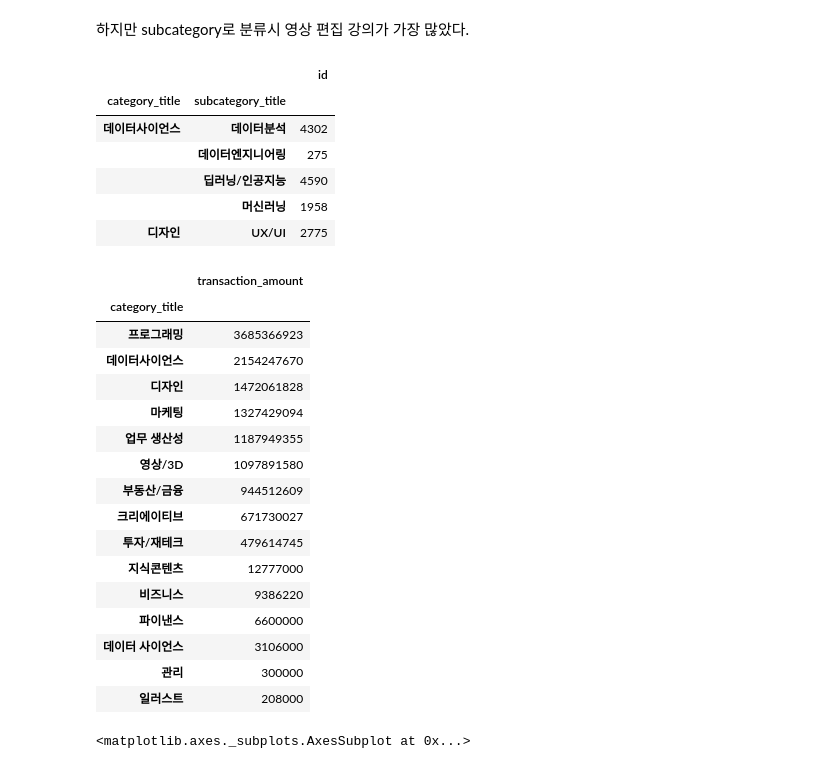
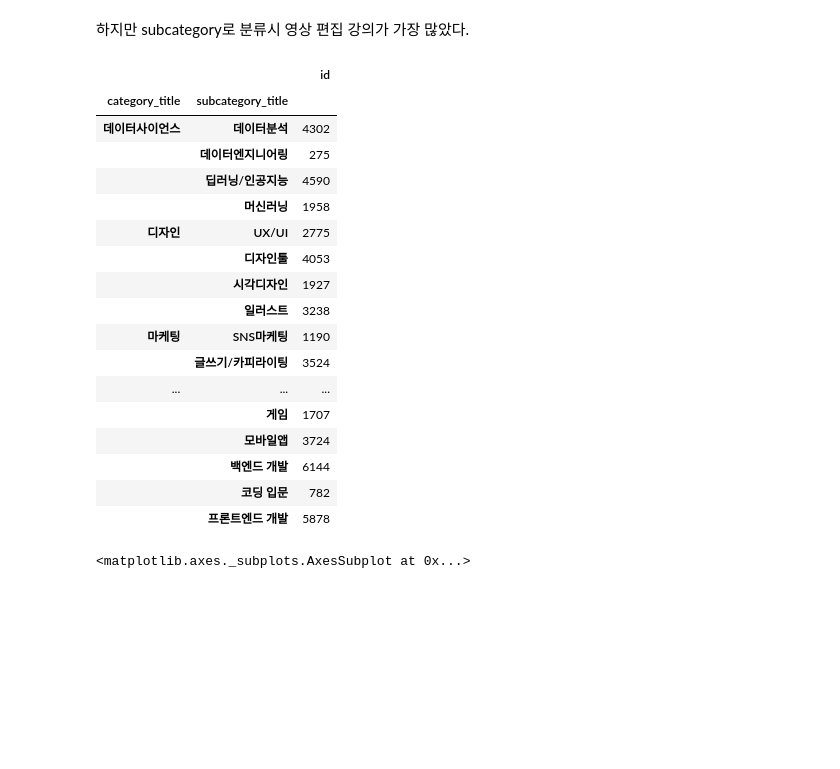
Before and after one commit to wjdrnqja9/TIL, a Jupyter notebook: 정구범_패스트캠퍼스_데이터분석.ipynb, the cells around one changed output. Saved outputs shown, nothing was run; the diff lists cells and outputs as text; code cells hidden in the pictures; blank space fills up the shorter version.

```diff
--- a/정구범_패스트캠퍼스_데이터분석.ipynb
+++ b/정구범_패스트캠퍼스_데이터분석.ipynb
@@ -131,0 +97,4 @@ array(['개발자 커리어', '영상 편집', nan, 'PPT/보고서', '금융/투
+# %%
+# Completed_at 타입 datetime 으로 바꾸기
+df['completed_at'] = pd.to_datetime(df['completed_at'])
+df.dtypes
@@ -131,0 +121,16 @@ array(['개발자 커리어', '영상 편집', nan, 'PPT/보고서', '금융/투
+# %%
+# 날짜 월,일,요일,시간 세분화
+num_to_day = {
+    0 : '월요일',
+    1 : '화요일',
+    2 : '수요일',
+    3 : '목요일',
+    4 : '금요일',
+    5 : '토요일',
+    6 : '일요일',
+}
+
+df['pay_ym']=df['completed_at'].dt.strftime("%Y-%m")   ## 년월 컬럼
+df['Day'] = [num_to_day[i] for i in df['completed_at'].dt.dayofweek] ## 요일컬럼
+df['Time']=  df['completed_at'].dt.hour  ##시간컬럼
+df['Date']=  df['completed_at'].dt.day   ##일자컬럼
@@ -177,12 +194,23 @@ sns.countplot(data = df, x = "subcategory_title",
 하지만 subcategory로 분류시 영상 편집 강의가 가장 많았다.
 # %%
 sub = df.groupby(['category_title', 'subcategory_title'])[['id']].count()
-sub.head()
+sub
 # %% [output]
 |  |  | id |
 | category_title | subcategory_title |  |
 | 데이터사이언스 | 데이터분석 | 4302 |
 |  | 데이터엔지니어링 | 275 |
 |  | 딥러닝/인공지능 | 4590 |
 |  | 머신러닝 | 1958 |
 | 디자인 | UX/UI | 2775 |
+|  | 디자인툴 | 4053 |
+|  | 시각디자인 | 1927 |
+|  | 일러스트 | 3238 |
+| 마케팅 | SNS마케팅 | 1190 |
+|  | 글쓰기/카피라이팅 | 3524 |
+| ... | ... | ... |
+|  | 게임 | 1707 |
+|  | 모바일앱 | 3724 |
+|  | 백엔드 개발 | 6144 |
+|  | 코딩 입문 | 782 |
+|  | 프론트엔드 개발 | 5878 |
@@ -191,28 +217,8 @@ sub.head()
 # %%
-# 카테고리 별 총 수입
+# 카테고리 별 총 매출
 how = {
     'transaction_amount' : np.sum
 }
-
 catr = df.groupby('category_title').agg(how)
 catr = catr.sort_values('transaction_amount', ascending=False)
-catr
-# %% [output]
-|  | transaction_amount |
-| category_title |  |
-| 프로그래밍 | 3685366923 |
-| 데이터사이언스 | 2154247670 |
-| 디자인 | 1472061828 |
-| 마케팅 | 1327429094 |
-| 업무 생산성 | 1187949355 |
-| 영상/3D | 1097891580 |
-| 부동산/금융 | 944512609 |
-| 크리에이티브 | 671730027 |
-| 투자/재테크 | 479614745 |
-| 지식콘텐츠 | 12777000 |
-| 비즈니스 | 9386220 |
-| 파이낸스 | 6600000 |
-| 데이터 사이언스 | 3106000 |
-| 관리 | 300000 |
-| 일러스트 | 208000 |
 # %%
```
Also changed, not shown: parts of 106 cells of this notebook.
